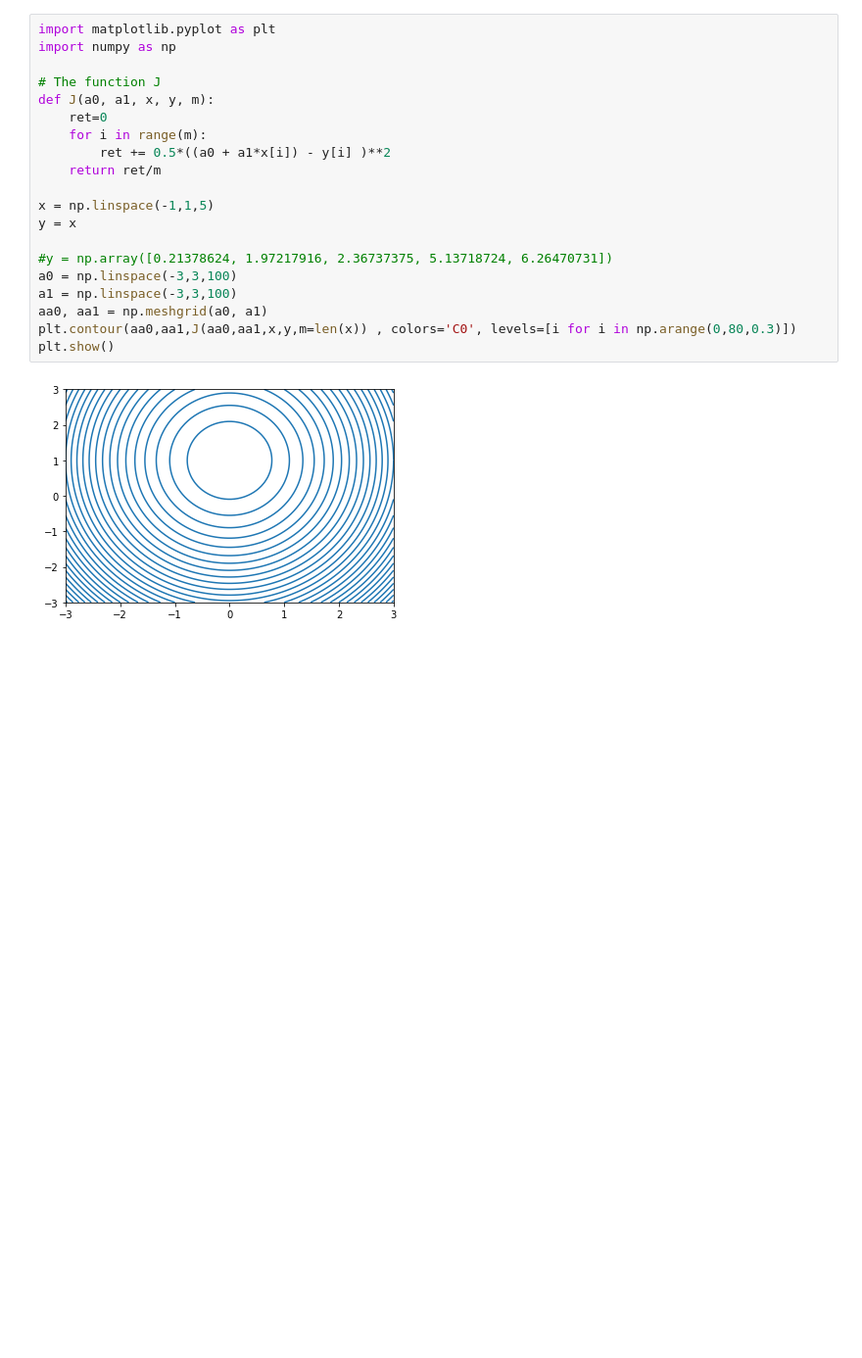
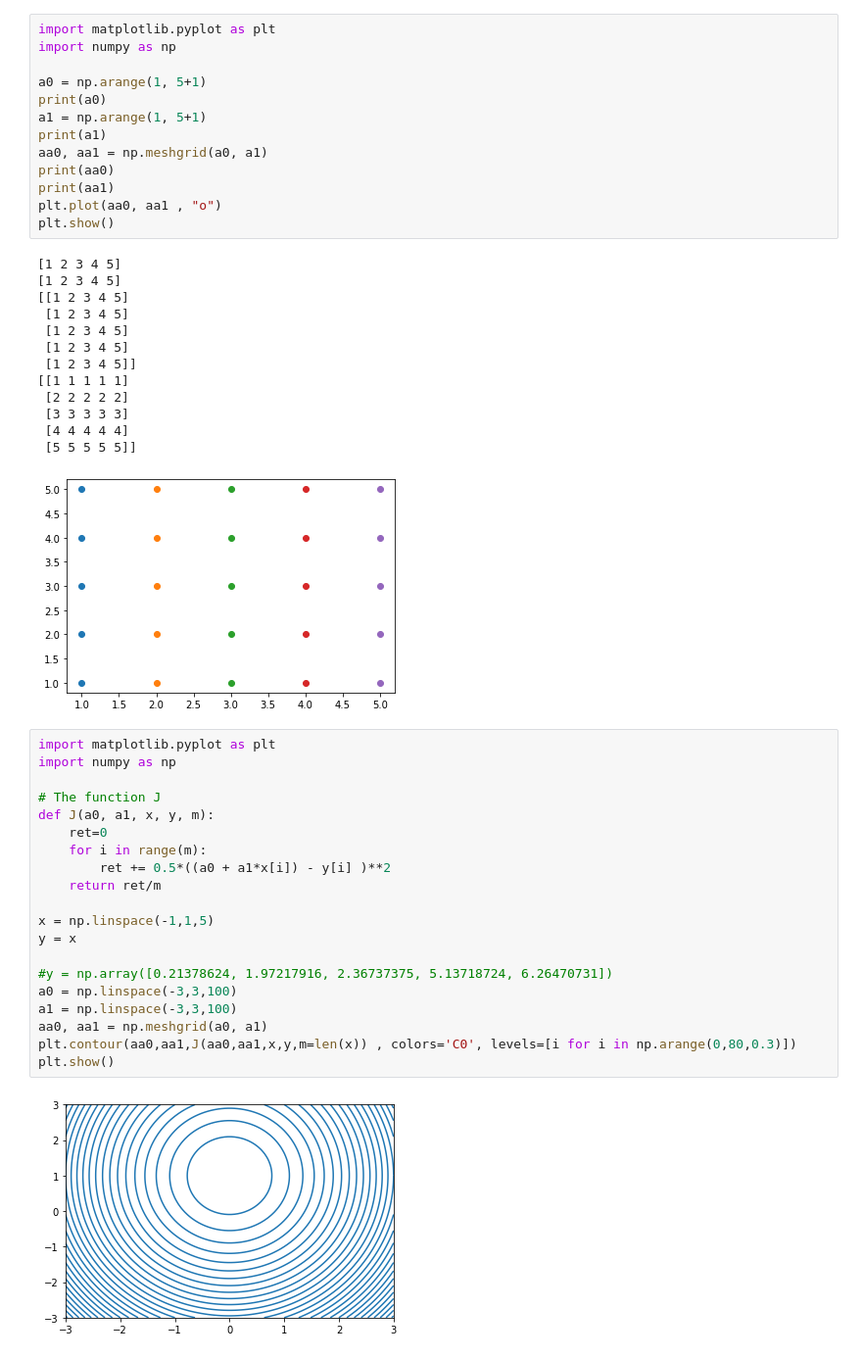
Before and after one commit to imguru-mooc/AI_NLP, a Jupyter notebook: 목차1/deep_01.ipynb, the cells around one changed output. Shown at 98% size. Saved outputs shown, nothing was run; the diff lists cells and outputs as text; blank space fills up the shorter version.

```diff
--- a/목차1/deep_01.ipynb
+++ b/목차1/deep_01.ipynb
@@ -201,3 +170,30 @@ plot_steps( -3, 0.09, 30 )
+# %%
+import matplotlib.pyplot as plt
+import numpy as np
+
+a0 = np.arange(1, 5+1)
+print(a0)
+a1 = np.arange(1, 5+1)
+print(a1)
+aa0, aa1 = np.meshgrid(a0, a1)
+print(aa0)
+print(aa1)
+plt.plot(aa0, aa1 , "o")
+plt.show()
+# %% [output]
+[1 2 3 4 5]
+[1 2 3 4 5]
+[[1 2 3 4 5]
+ [1 2 3 4 5]
+ [1 2 3 4 5]
+ [1 2 3 4 5]
+ [1 2 3 4 5]]
+[[1 1 1 1 1]
+ [2 2 2 2 2]
+ [3 3 3 3 3]
+ [4 4 4 4 4]
+ [5 5 5 5 5]]
+[figure, added]
 # %%
 import matplotlib.pyplot as plt
 import numpy as np
```
Also changed, not shown: parts of 16 cells of this notebook, 1 other file.
